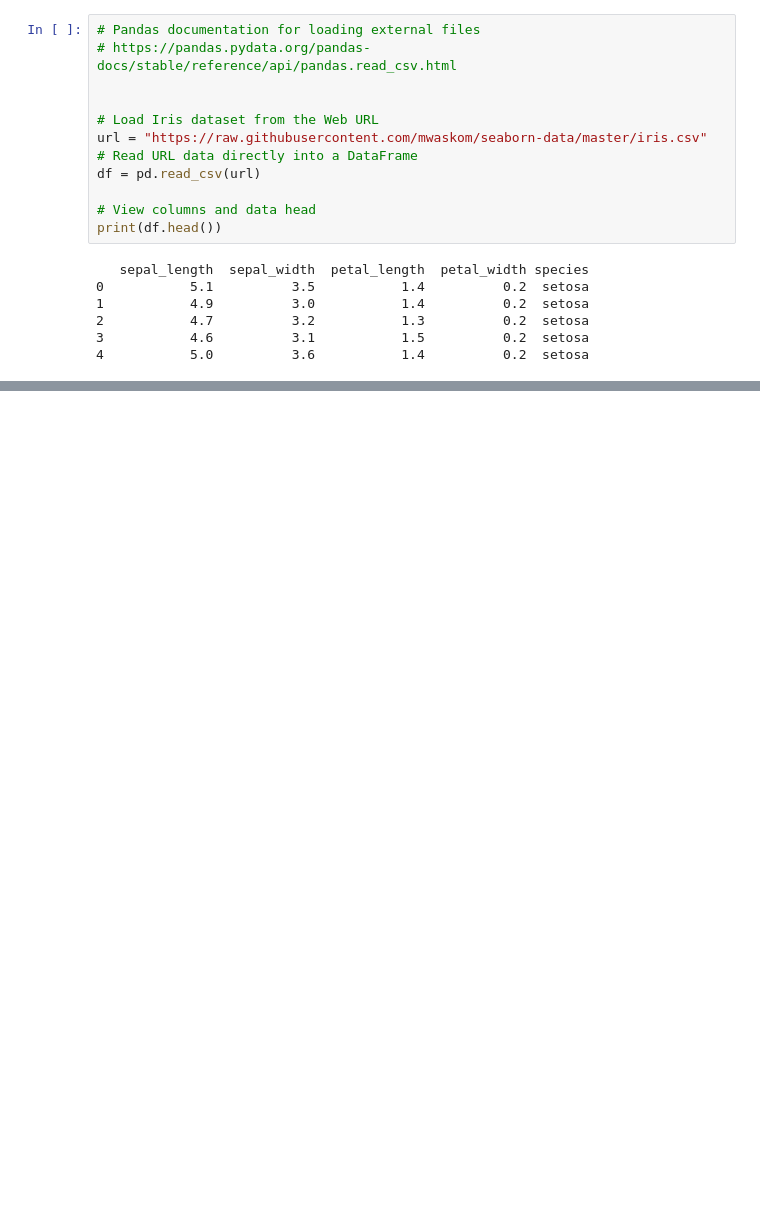
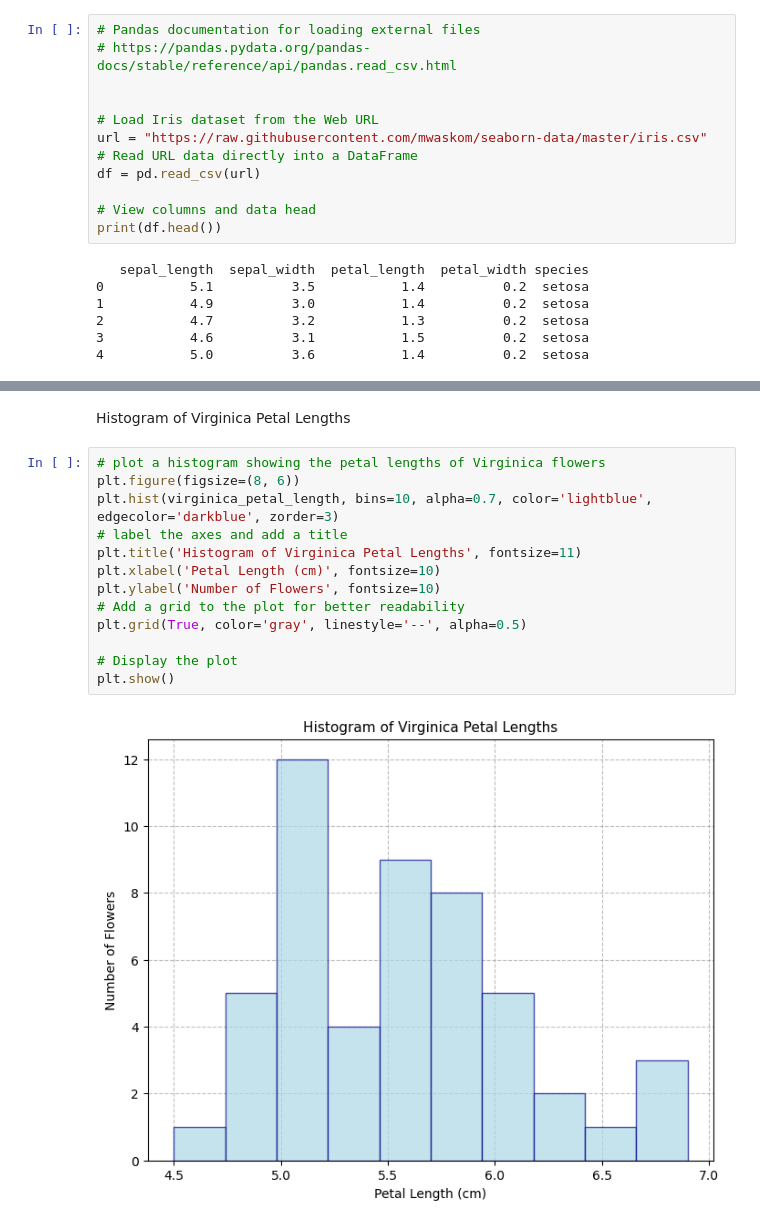
Before and after one commit to Maroua-El-Imame/applied-statistics-assessment, a Jupyter notebook: problems.ipynb, the cells around one changed output, grey strips where cells are left out. Saved outputs shown, nothing was run; the diff lists cells and outputs as text; blank space fills up the shorter version.

```diff
--- a/problems.ipynb
+++ b/problems.ipynb
@@ -80,0 +154,17 @@ plt.show()
+# %% [markdown]
+Histogram of Virginica Petal Lengths
+# %%
+# plot a histogram showing the petal lengths of Virginica flowers
+plt.figure(figsize=(8, 6))
+plt.hist(virginica_petal_length, bins=10, alpha=0.7, color='lightblue', edgecolor='darkblue', zorder=3)
+# label the axes and add a title
+plt.title('Histogram of Virginica Petal Lengths', fontsize=11)
+plt.xlabel('Petal Length (cm)', fontsize=10)
+plt.ylabel('Number of Flowers', fontsize=10)
+# Add a grid to the plot for better readability
+plt.grid(True, color='gray', linestyle='--', alpha=0.5)
+
+# Display the plot
+plt.show()
+# %% [output]
+[figure, added]
```
Also changed, not shown: parts of 13 cells of this notebook.
